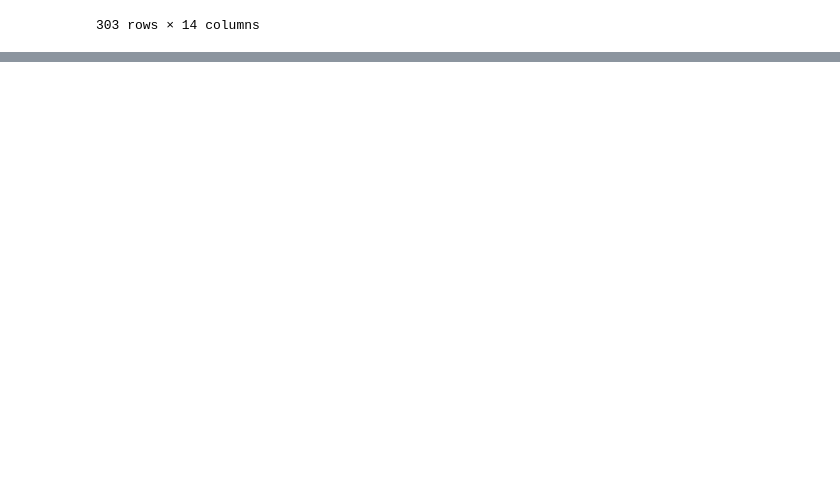
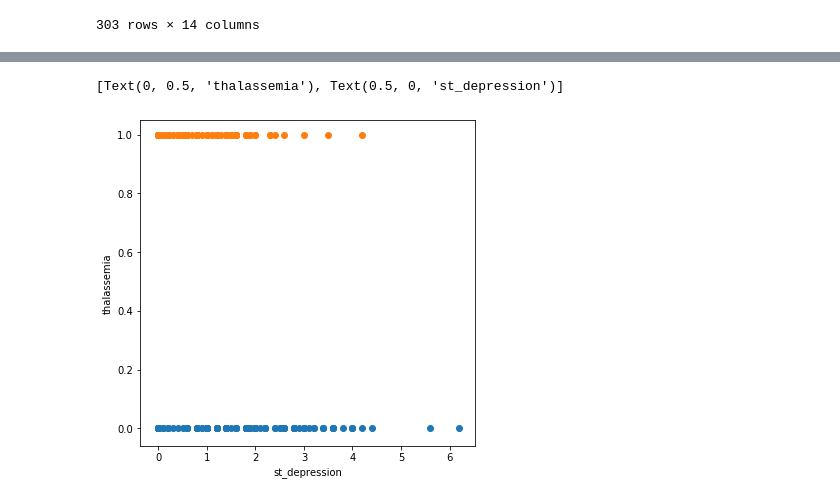
Before and after one commit to judyssc/MachineLearning, a Jupyter notebook: Logistic Regression-xiaolin&guoan.ipynb, the cells around one changed output, grey strips where cells are left out. Cells and saved outputs as stored; diff of their text form; code cells hidden in the pictures; blank space fills up the shorter version.

```diff
--- a/Logistic Regression-xiaolin&guoan.ipynb
+++ b/Logistic Regression-xiaolin&guoan.ipynb
@@ -72,0 +118,4 @@ print(accuracy_score(y_test, y_pred))
+# %%
+df_zero = df.loc[df['target'] == 0]
+df_one = df.loc[df['target'] == 1]
+df_zero.head()
@@ -72,0 +129,9 @@ print(accuracy_score(y_test, y_pred))
+# %%
+fig, ax = plt.subplots(figsize=(6,6))
+
+ax.scatter(df_zero.iloc[:, 9:10], df_zero.iloc[:, 13:14])
+ax.scatter(df_one.iloc[:, 9:10], df_one.iloc[:, 13:14])
+ax.set(xlabel = 'st_depression', ylabel = 'thalassemia')
+# %% [output]
+[Text(0, 0.5, 'thalassemia'), Text(0.5, 0, 'st_depression')]
+[figure, added]
```
Also changed, not shown: parts of 15 cells of this notebook.
